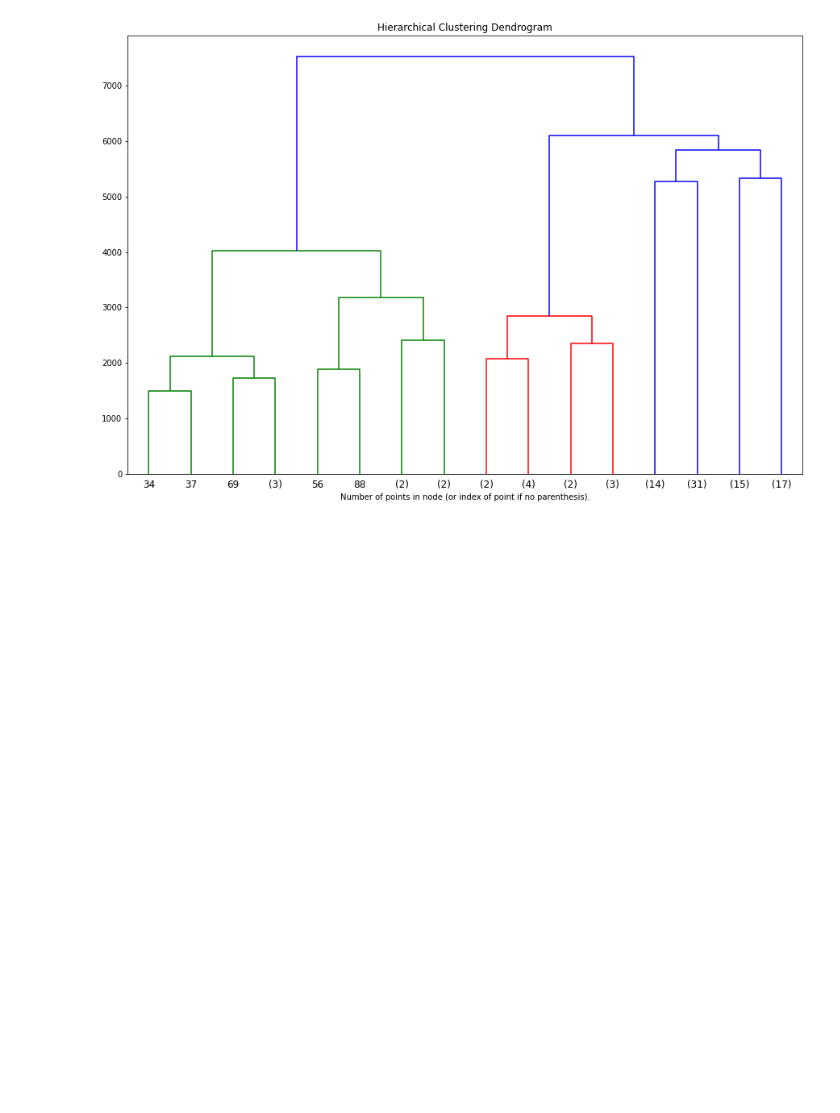
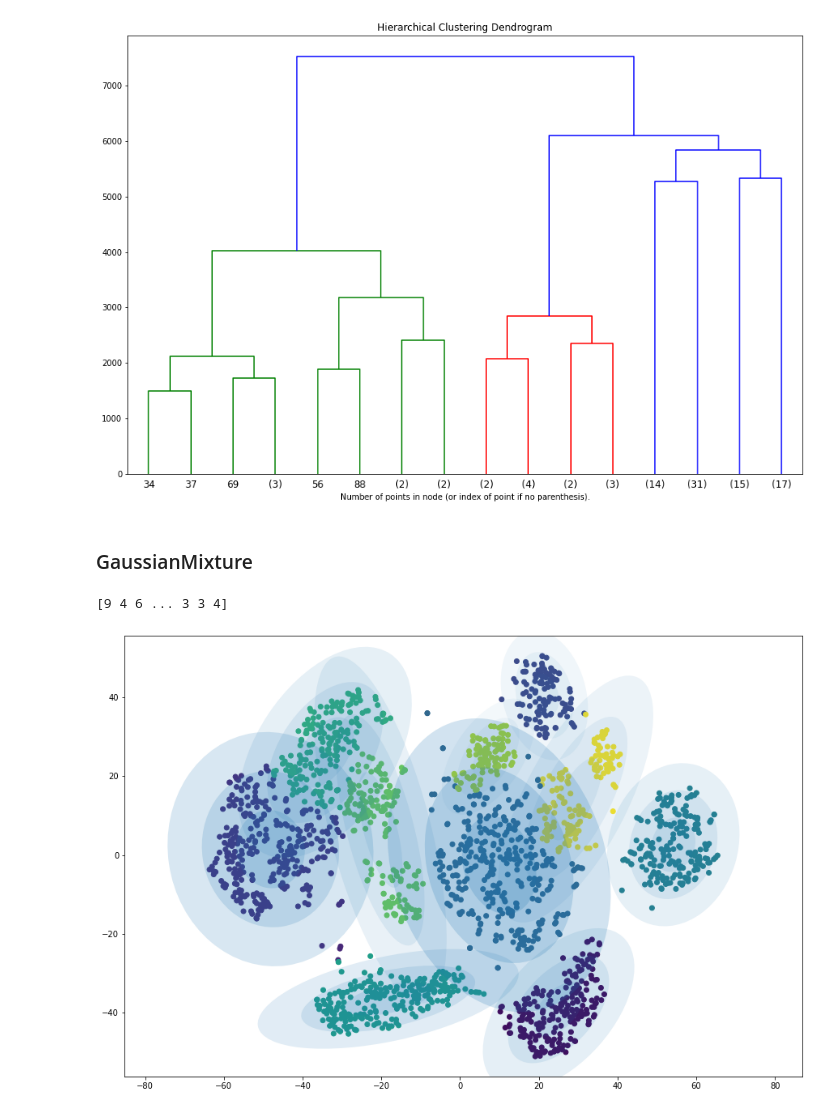
Before and after one commit to oscarteeninga/ml_tutorial_5, a Jupyter notebook: tutorial.ipynb, the cells around one changed output. Saved outputs shown, nothing was run; the diff lists cells and outputs as text; code cells hidden in the pictures; blank space fills up the shorter version.

```diff
--- a/tutorial.ipynb
+++ b/tutorial.ipynb
@@ -190,3 +191,47 @@ plt.xlabel("Number of points in node (or index of point if no parenthesis).")
 plt.show()
 # %% [output]
 [figure]
+# %% [markdown]
+### GaussianMixture
+# %%
+from matplotlib.patches import Ellipse
+
+def draw_ellipse(position, covariance, **kwargs):
+    ax = plt.gca()
+
+    # Convert covariance to principal axes
+    if covariance.shape == (2, 2):
+        U, s, Vt = np.linalg.svd(covariance)
+        angle = np.degrees(np.arctan2(U[1, 0], U[0, 0]))
+        width, height = 2 * np.sqrt(s)
+    else:
+        angle = 0
+        width, height = 2 * np.sqrt(covariance)
+
+    # Draw the Ellipse
+    for nsig in range(1, 4):
+        ax.add_patch(Ellipse(position, nsig * width, nsig * height,
+                             angle, **kwargs))
+
+def plot_gmm(gmm, X):
+    ax = plt.gca()
+    labels = gmm.fit(X).predict(X)
+    print(labels)
+    if label:
+        ax.scatter(X[:, 0], X[:, 1], c=labels, cmap='viridis')
+    else:
+        ax.scatter(X[:, 0], X[:, 1])
+    ax.axis('equal')
+
+    w_factor = 0.2 / gmm.weights_.max()
+    for pos, covar, w in zip(gmm.means_, gmm.covariances_, gmm.weights_):
+        draw_ellipse(pos, covar, alpha=w * w_factor)
+
+plt.figure(figsize=(15, 10))
+
+gmm = GaussianMixture(n_components=10, covariance_type='full').fit(X_embedded)
+
+plot_gmm(gmm, X_embedded)
+# %% [output]
+[9 4 6 ... 3 3 4]
+[figure, added]
```
Also changed, not shown: parts of 6 cells of this notebook.
